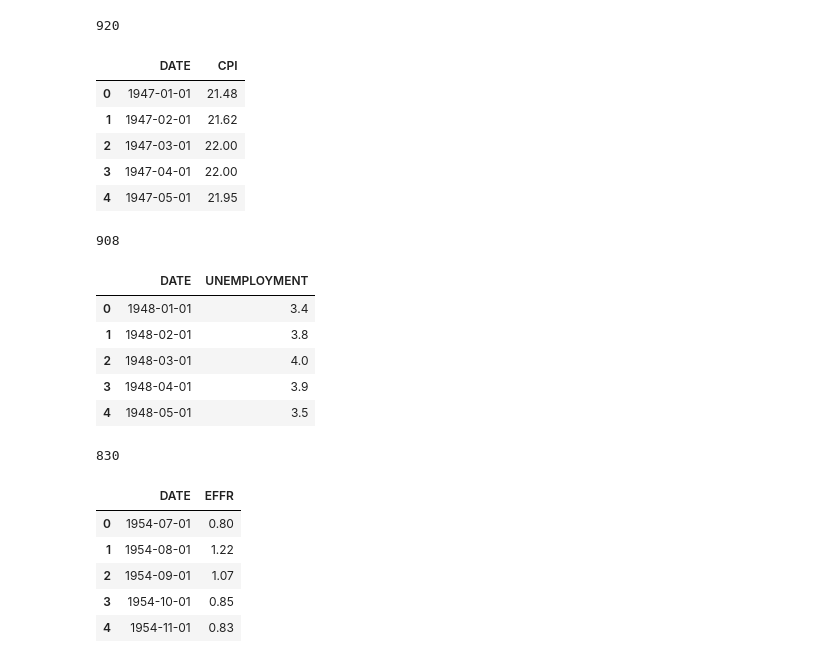
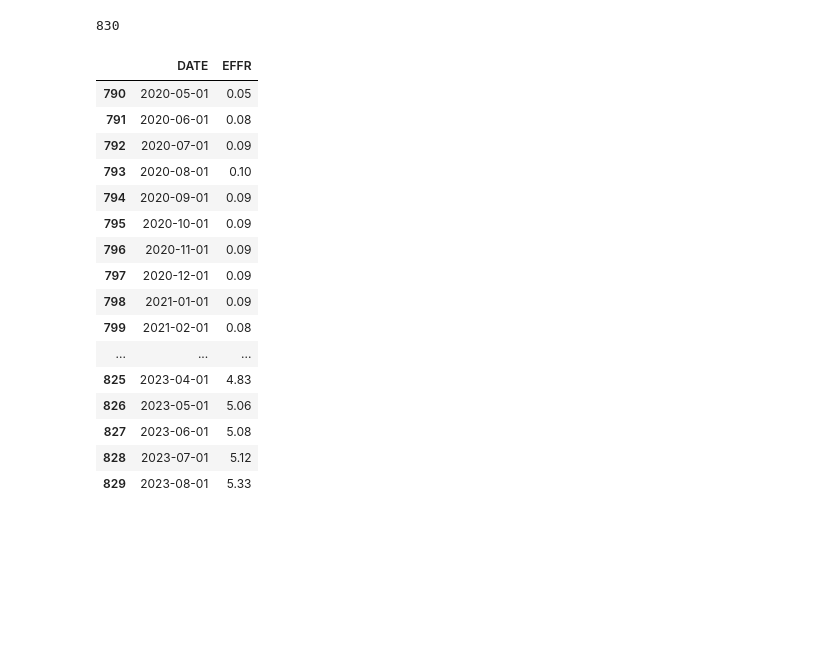
Before and after one commit to himalayahall/DATA608, a Jupyter notebook: Story 2/Story2.ipynb, the cells around one changed output. Drawn from its saved outputs; the diff is of its cells as text; code cells hidden in the pictures; blank space fills up the shorter version.

```diff
--- a/Story 2/Story2.ipynb
+++ b/Story 2/Story2.ipynb
@@ -12,36 +18,23 @@ from datetime import datetime, timedelta
-# %%
-cpi = pd.read_csv('cpi.csv')
-print(len(cpi))
-cpi.head()
-# %% [output]
-920
-|  | DATE | CPI |
-| 0 | 1947-01-01 | 21.48 |
-| 1 | 1947-02-01 | 21.62 |
-| 2 | 1947-03-01 | 22.00 |
-| 3 | 1947-04-01 | 22.00 |
-| 4 | 1947-05-01 | 21.95 |
-# %%
-unrate = pd.read_csv('unrate.csv')
-print(len(unrate))
-unrate.head()
-# %% [output]
-908
-|  | DATE | UNEMPLOYMENT |
-| 0 | 1948-01-01 | 3.4 |
-| 1 | 1948-02-01 | 3.8 |
-| 2 | 1948-03-01 | 4.0 |
-| 3 | 1948-04-01 | 3.9 |
-| 4 | 1948-05-01 | 3.5 |
 # %%
 effr = pd.read_csv('effr.csv')
 print(len(effr))
-effr.head()
+effr.tail(n = 40)
 # %% [output]
 830
 |  | DATE | EFFR |
-| 0 | 1954-07-01 | 0.80 |
-| 1 | 1954-08-01 | 1.22 |
-| 2 | 1954-09-01 | 1.07 |
-| 3 | 1954-10-01 | 0.85 |
-| 4 | 1954-11-01 | 0.83 |
+| 790 | 2020-05-01 | 0.05 |
+| 791 | 2020-06-01 | 0.08 |
+| 792 | 2020-07-01 | 0.09 |
+| 793 | 2020-08-01 | 0.10 |
+| 794 | 2020-09-01 | 0.09 |
+| 795 | 2020-10-01 | 0.09 |
+| 796 | 2020-11-01 | 0.09 |
+| 797 | 2020-12-01 | 0.09 |
+| 798 | 2021-01-01 | 0.09 |
+| 799 | 2021-02-01 | 0.08 |
+| ... | ... | ... |
+| 825 | 2023-04-01 | 4.83 |
+| 826 | 2023-05-01 | 5.06 |
+| 827 | 2023-06-01 | 5.08 |
+| 828 | 2023-07-01 | 5.12 |
+| 829 | 2023-08-01 | 5.33 |
```
Also changed, not shown: parts of 28 cells of this notebook, 2 other files.
